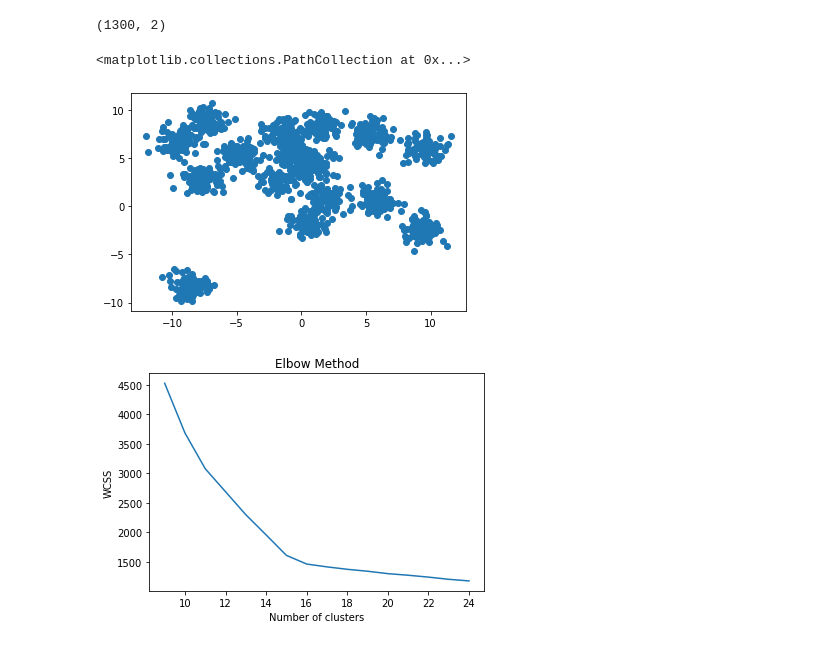
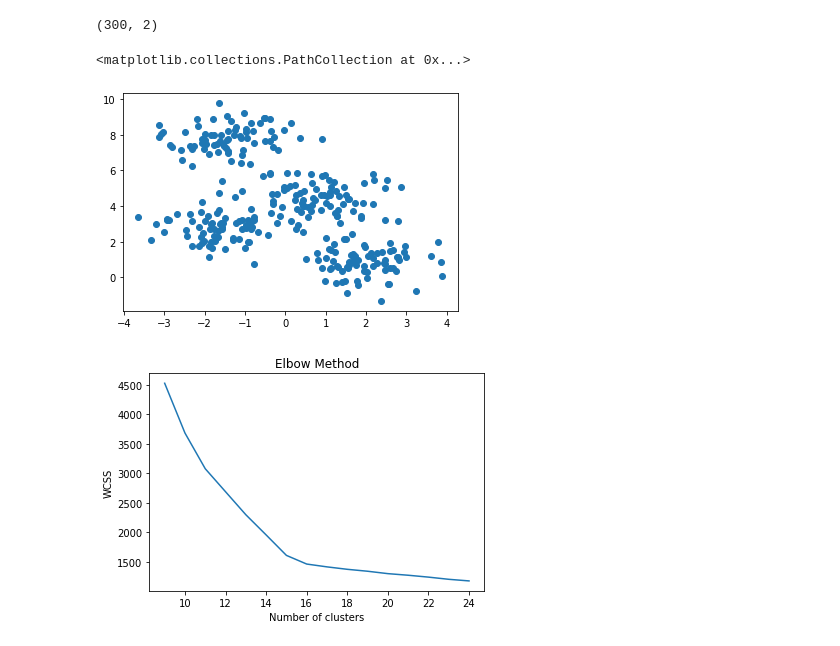
Before and after one commit to tabris2015/ISI-306, a Jupyter notebook: laboratorios/kmeans/ejemplo.ipynb, the cells around one changed output. Cells and saved outputs as stored; diff of their text form; code cells hidden in the pictures.

```diff
--- a/laboratorios/kmeans/ejemplo.ipynb
+++ b/laboratorios/kmeans/ejemplo.ipynb
@@ -5,13 +5,13 @@ from matplotlib import pyplot as plt
 from sklearn.datasets.samples_generator import make_blobs
 from sklearn.cluster import KMeans
 # %%
-X, y = make_blobs(n_samples=1300, centers=16, cluster_std=0.80, random_state=0)
+X, y = make_blobs(n_samples=300, centers=4, cluster_std=0.80, random_state=0)
 print(X.shape)
 plt.scatter(X[:,0], X[:,1])
 # %% [output]
-(1300, 2)
+(300, 2)
 <matplotlib.collections.PathCollection at 0x...>
-[figure, old version]
+[figure, new version]
 # %%
 wcss = []
 ki = 9
```
Also changed, not shown: 1 other file.
